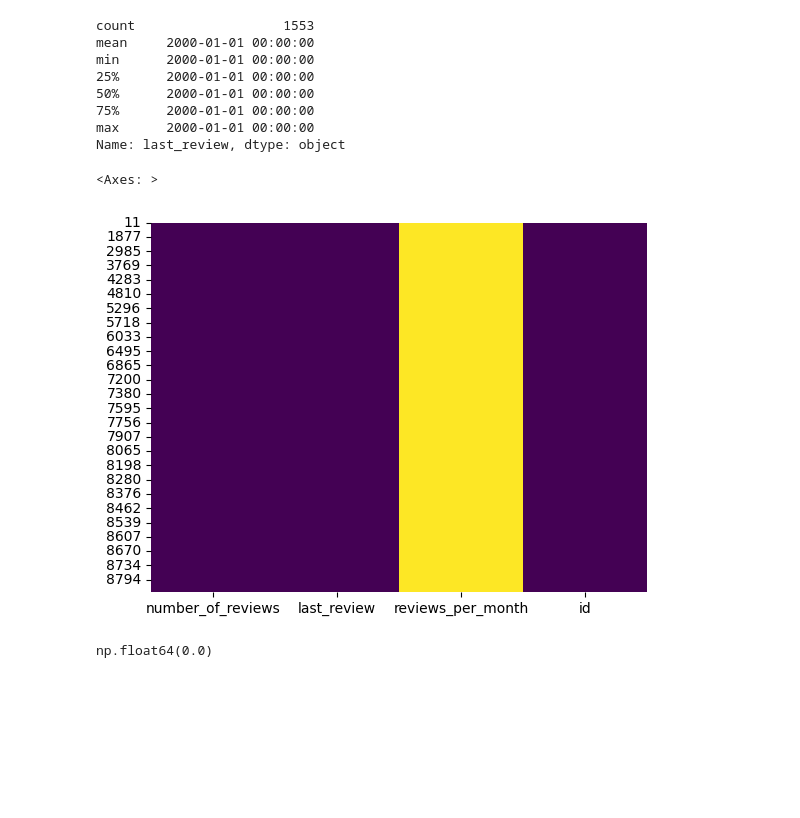
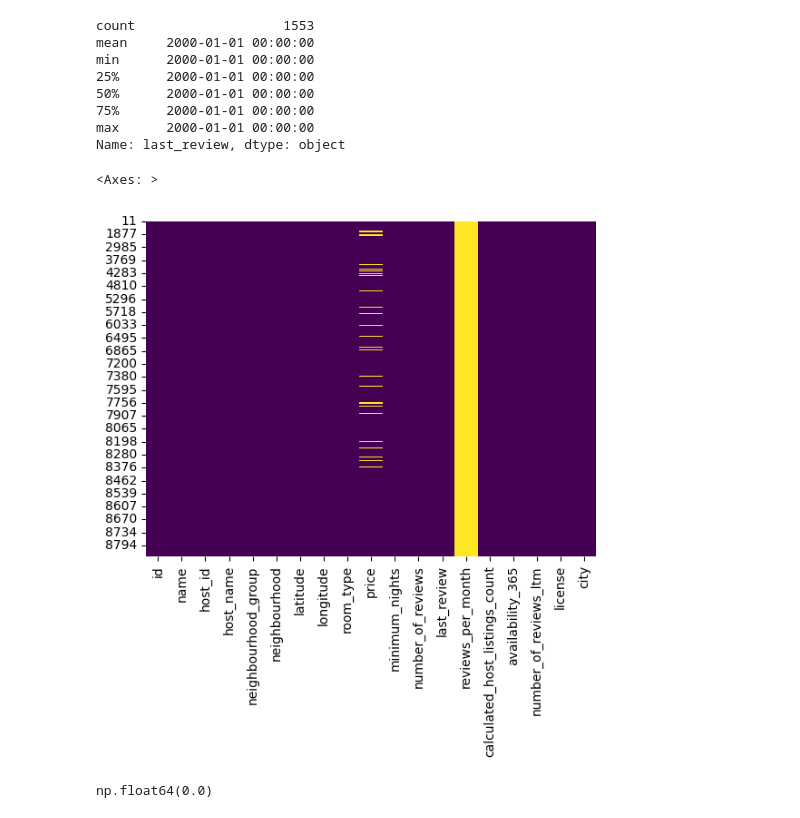
Before and after one commit to vfpomer/Analisis-de-inversion-inmobiliario, a Jupyter notebook: notebooks/valencia.ipynb, the cells around one changed output. Drawn from its saved outputs; the diff is of its cells as text; code cells hidden in the pictures; blank space fills up the shorter version.

```diff
--- a/notebooks/valencia.ipynb
+++ b/notebooks/valencia.ipynb
@@ -44,6 +44,9 @@ dtype: object
 # %%
 #cambiamos lastreview de object a datetime
 df['last_review'] = pd.to_datetime(df['last_review'], errors='coerce')
+# %%
+#Añadimos una columna llamada ciudad
+df['city'] = 'Valencia'
 # %%
 df.head(2)
 # %% [output]
@@ -189,4 +194,4 @@ df_nuevo_valencia = df_nuevo_valencia[['number_of_reviews', 'last_review', 'revi
 # %%
-df_nuevo_valencia = df_nuevo_valencia[df_nuevo_valencia['last_review'].isnull()]
-df_nuevo_valencia
+df = df[df['last_review'].isnull()]
+df
 # %% [output]
@@ -206,8 +211,8 @@ df_nuevo_valencia
 # %%
-df_nuevo_valencia['last_review'] = pd.to_datetime(df_nuevo_valencia['last_review'], errors='coerce')
+df['last_review'] = pd.to_datetime(df['last_review'], errors='coerce')
 # %%
 #Rellenar los valores nulos con una fecha por defecto,
-df_nuevo_valencia['last_review'] = pd.to_datetime(df_nuevo_valencia['last_review'])  # Asegura el tipo datetime
-latest_date = df_nuevo_valencia['last_review'].max()
-df_nuevo_valencia['last_review'] = df_nuevo_valencia['last_review'].fillna('2000-01-01')
+df['last_review'] = pd.to_datetime(df['last_review'])  # Asegura el tipo datetime
+latest_date = df['last_review'].max()
+df['last_review'] = df['last_review'].fillna('2000-01-01')
 # %%
@@ -261,10 +266,10 @@ min      2000-01-01 00:00:00
 max      2000-01-01 00:00:00
 Name: last_review, dtype: object
 # %%
-sns.heatmap(df_nuevo_valencia.isnull(), cbar=False, cmap='viridis') #visualiza los valores nulos
+sns.heatmap(df.isnull(), cbar=False, cmap='viridis') #visualiza los valores nulos
 # %% [output]
 <Axes: >
-[figure, old version]
+[figure, new version]
 # %%
 #Tratar nulos como 0 antes de sumar
 
```
Also changed, not shown: parts of 21 cells of this notebook, 6 other files.
